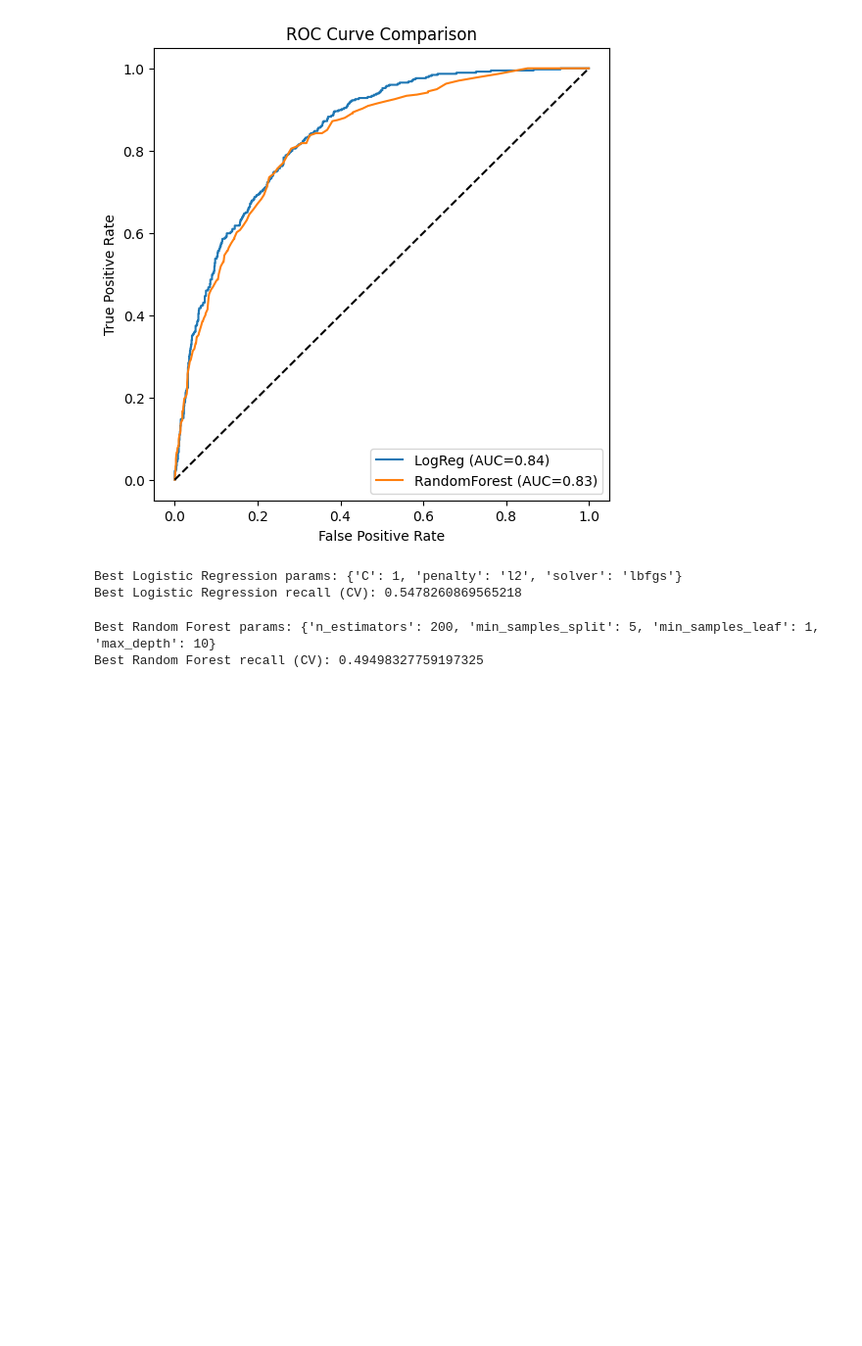
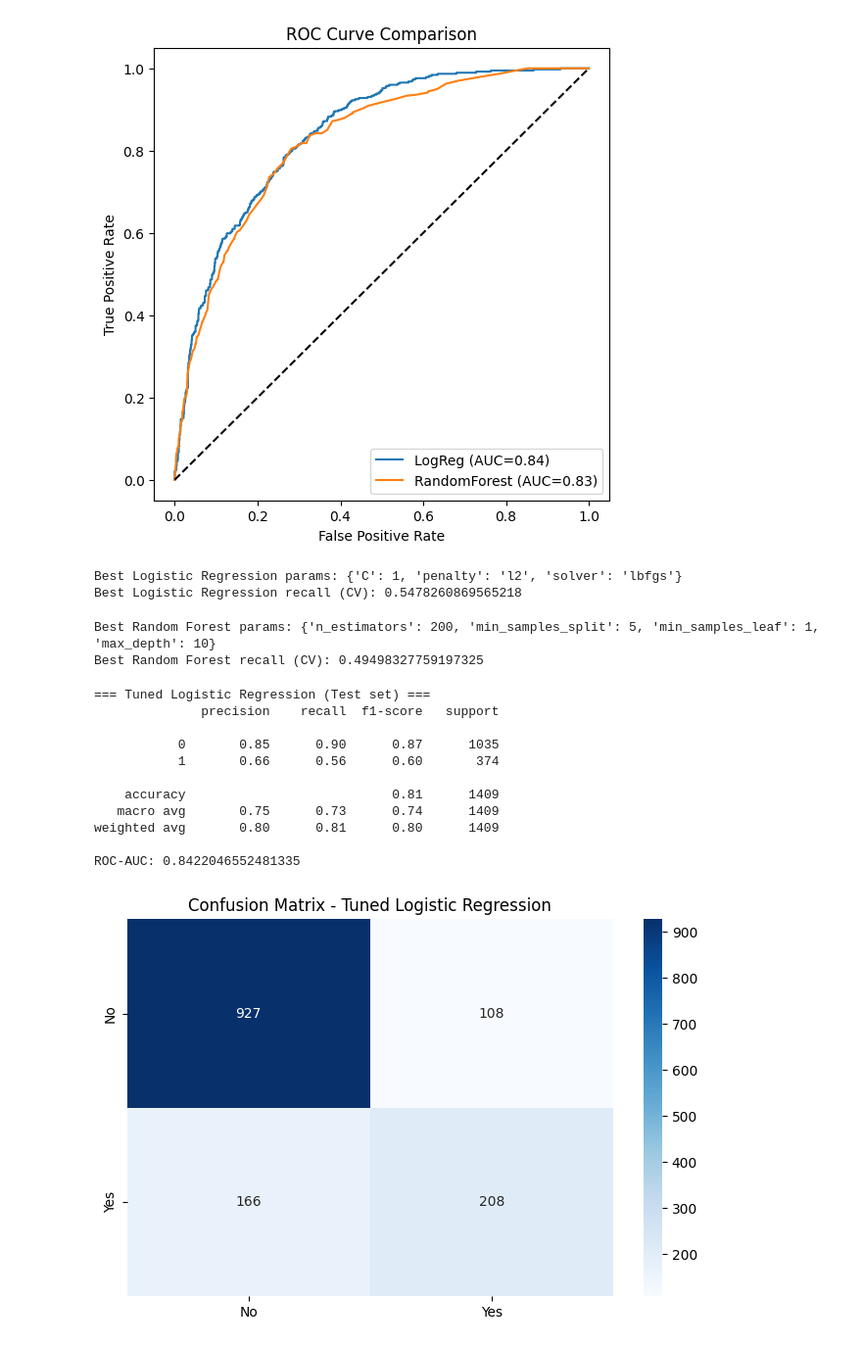
Before and after one commit to yahyaCS/AIP22-featureEngineering, a Jupyter notebook: fe.ipynb, the cells around one changed output. Shown at 98% size. Drawn from its saved outputs; the diff is of its cells as text; code cells hidden in the pictures; blank space fills up the shorter version.

Commit message:
retrained and tested on tuned parameters

```diff
--- a/fe.ipynb
+++ b/fe.ipynb
@@ -745,3 +745,33 @@ print("Best Random Forest recall (CV):", grid_rf.best_score_)
 # %% [output]
 Best Random Forest params: {'n_estimators': 200, 'min_samples_split': 5, 'min_samples_leaf': 1, 'max_depth': 10}
 Best Random Forest recall (CV): 0.49498327759197325
+# %%
+# 1. Retrain Logistic Regression with best params
+best_logreg = LogisticRegression(
+    C=1, penalty='l2', solver='lbfgs', max_iter=1000
+)
+best_logreg.fit(X_train, y_train)
+y_pred_logreg_best = best_logreg.predict(X_test)
+y_prob_logreg_best = best_logreg.predict_proba(X_test)[:,1]
+
+print("=== Tuned Logistic Regression (Test set) ===")
+print(classification_report(y_test, y_pred_logreg_best))
+print("ROC-AUC:", roc_auc_score(y_test, y_prob_logreg_best))
+
+cm = confusion_matrix(y_test, y_pred_logreg_best)
+sns.heatmap(cm, annot=True, fmt="d", cmap="Blues", xticklabels=['No','Yes'], yticklabels=['No','Yes'])
+plt.title("Confusion Matrix - Tuned Logistic Regression")
+plt.show()
+# %% [output]
+=== Tuned Logistic Regression (Test set) ===
+              precision    recall  f1-score   support
+
+           0       0.85      0.90      0.87      1035
+           1       0.66      0.56      0.60       374
+
+    accuracy                           0.81      1409
+   macro avg       0.75      0.73      0.74      1409
+weighted avg       0.80      0.81      0.80      1409
+
+ROC-AUC: 0.8422046552481335
+[figure, added]
```
Also changed, not shown: parts of 2 cells of this notebook.
